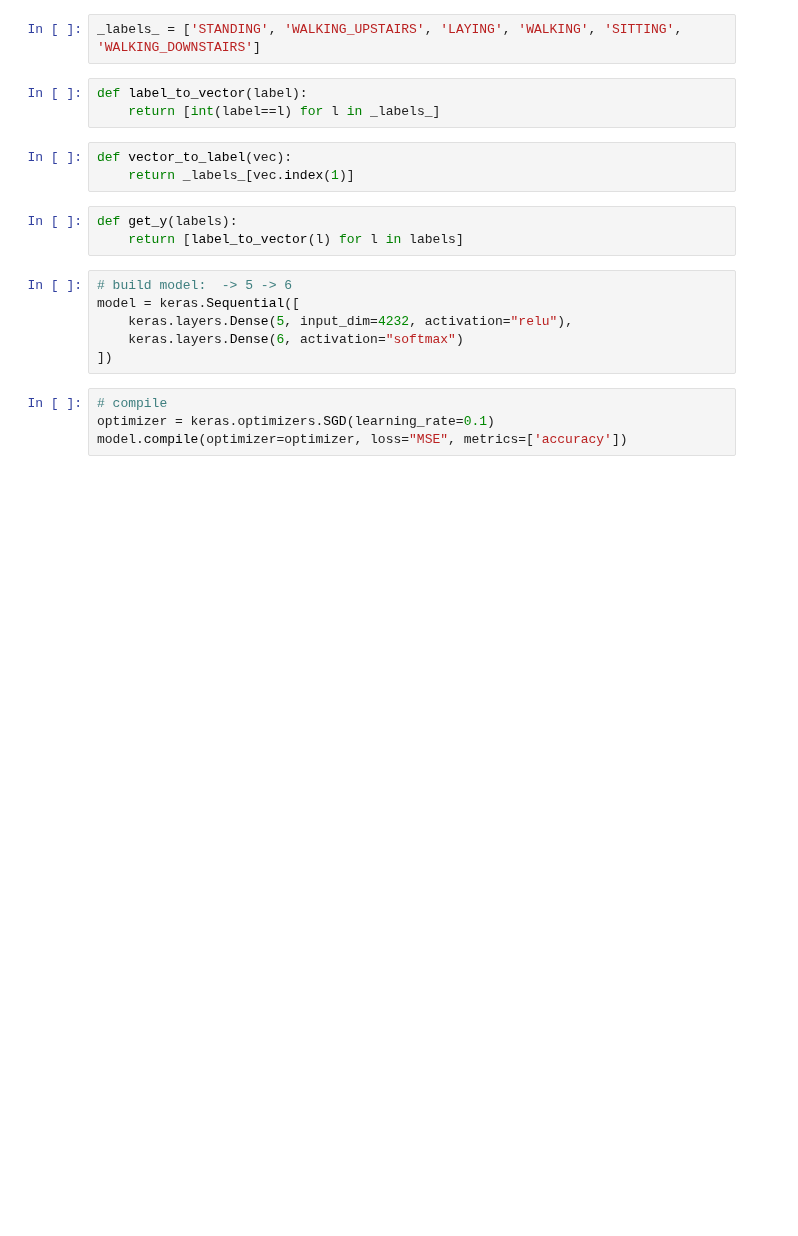
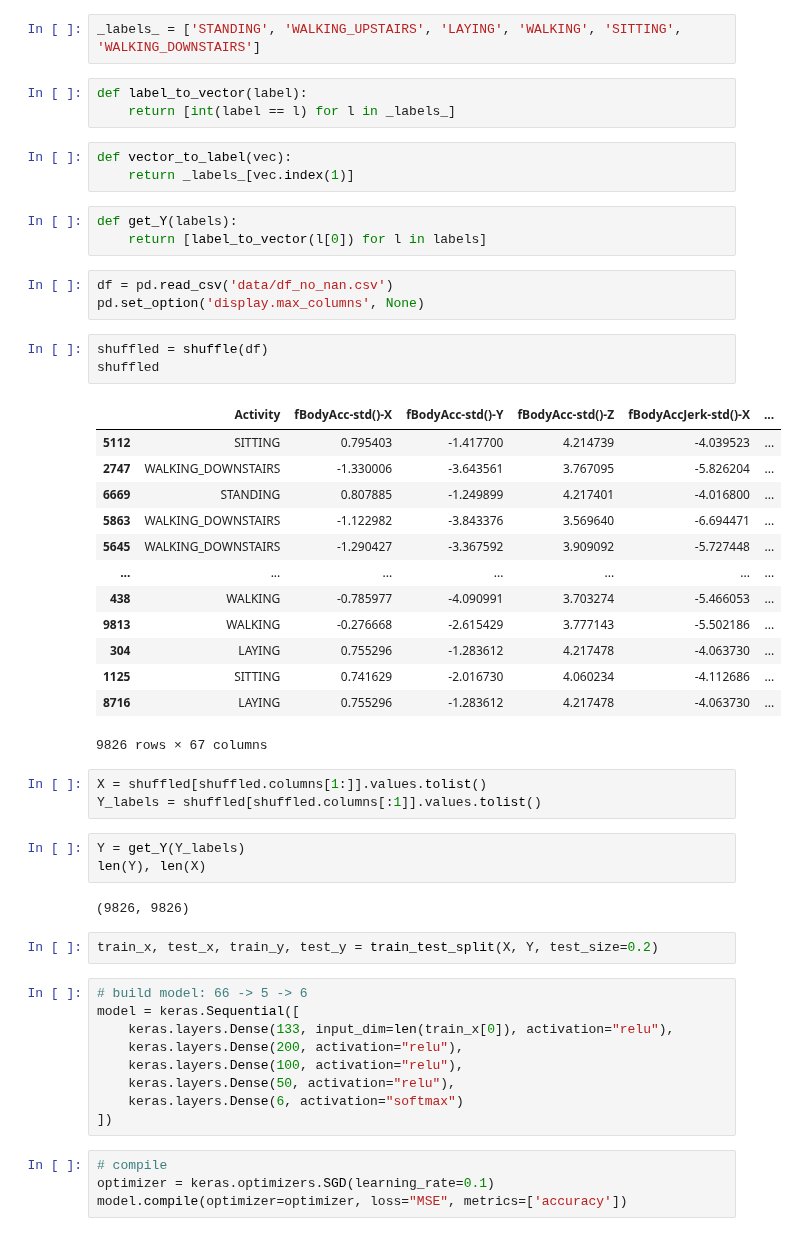
Before and after one commit to Bart63/BHL-2021-AI, a Jupyter notebook: Model.ipynb, the cells around one changed output. Cells and saved outputs as stored; diff of their text form; blank space fills up the shorter version.

Commit message:
Update model

```diff
--- a/Model.ipynb
+++ b/Model.ipynb
@@ -7,17 +8,50 @@ from sklearn.model_selection import train_test_split
 _labels_ = ['STANDING', 'WALKING_UPSTAIRS', 'LAYING', 'WALKING', 'SITTING', 'WALKING_DOWNSTAIRS']
 # %%
 def label_to_vector(label):
-    return [int(label==l) for l in _labels_]
+    return [int(label == l) for l in _labels_]
 # %%
 def vector_to_label(vec):
     return _labels_[vec.index(1)]
-# %%
-def get_y(labels):
-    return [label_to_vector(l) for l in labels]
+# %%
+def get_Y(labels):
+    return [label_to_vector(l[0]) for l in labels]
+# %%
+df = pd.read_csv('data/df_no_nan.csv')
+pd.set_option('display.max_columns', None)
+# %%
+shuffled = shuffle(df)
+shuffled
+# %% [output]
+|  | Activity | fBodyAcc-std()-X | fBodyAcc-std()-Y | fBodyAcc-std()-Z | fBodyAccJerk-std()-X | ... |
+| 5112 | SITTING | 0.795403 | -1.417700 | 4.214739 | -4.039523 | ... |
+| 2747 | WALKING_DOWNSTAIRS | -1.330006 | -3.643561 | 3.767095 | -5.826204 | ... |
+| 6669 | STANDING | 0.807885 | -1.249899 | 4.217401 | -4.016800 | ... |
+| 5863 | WALKING_DOWNSTAIRS | -1.122982 | -3.843376 | 3.569640 | -6.694471 | ... |
+| 5645 | WALKING_DOWNSTAIRS | -1.290427 | -3.367592 | 3.909092 | -5.727448 | ... |
+| ... | ... | ... | ... | ... | ... | ... |
+| 438 | WALKING | -0.785977 | -4.090991 | 3.703274 | -5.466053 | ... |
+| 9813 | WALKING | -0.276668 | -2.615429 | 3.777143 | -5.502186 | ... |
+| 304 | LAYING | 0.755296 | -1.283612 | 4.217478 | -4.063730 | ... |
+| 1125 | SITTING | 0.741629 | -2.016730 | 4.060234 | -4.112686 | ... |
+| 8716 | LAYING | 0.755296 | -1.283612 | 4.217478 | -4.063730 | ... |
+9826 rows × 67 columns
+# %%
+X = shuffled[shuffled.columns[1:]].values.tolist()
+Y_labels = shuffled[shuffled.columns[:1]].values.tolist()
+# %%
+Y = get_Y(Y_labels)
+len(Y), len(X)
+# %% [output]
+(9826, 9826)
+# %%
+train_x, test_x, train_y, test_y = train_test_split(X, Y, test_size=0.2)
 # %%
-# build model:  -> 5 -> 6
+# build model: 66 -> 5 -> 6
 model = keras.Sequential([
-    keras.layers.Dense(5, input_dim=4232, activation="relu"),
+    keras.layers.Dense(133, input_dim=len(train_x[0]), activation="relu"),
+    keras.layers.Dense(200, activation="relu"),
+    keras.layers.Dense(100, activation="relu"),
+    keras.layers.Dense(50, activation="relu"),
     keras.layers.Dense(6, activation="softmax")
 ])
 # %%
```
Also changed, not shown: parts of 3 cells of this notebook.
